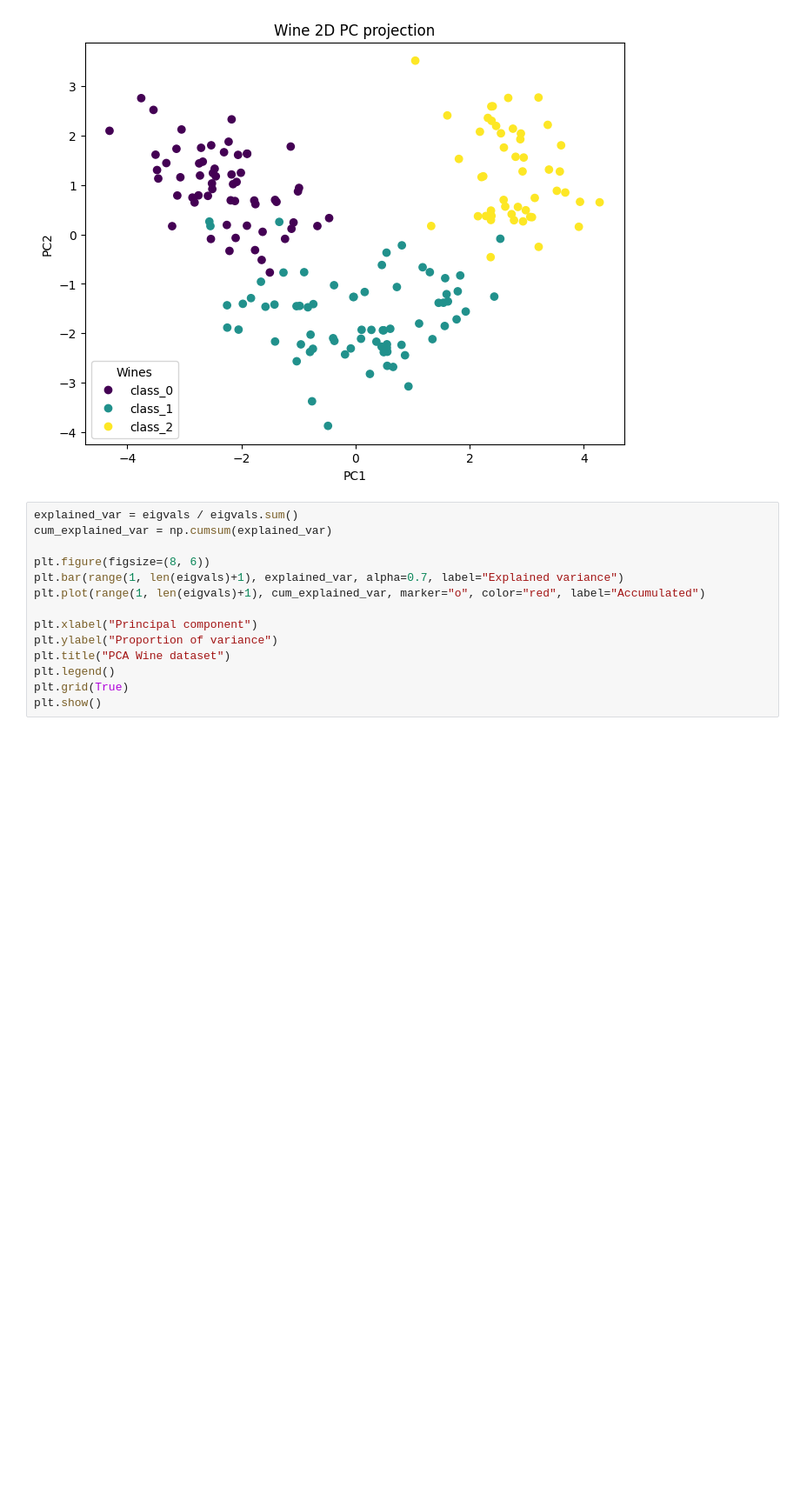
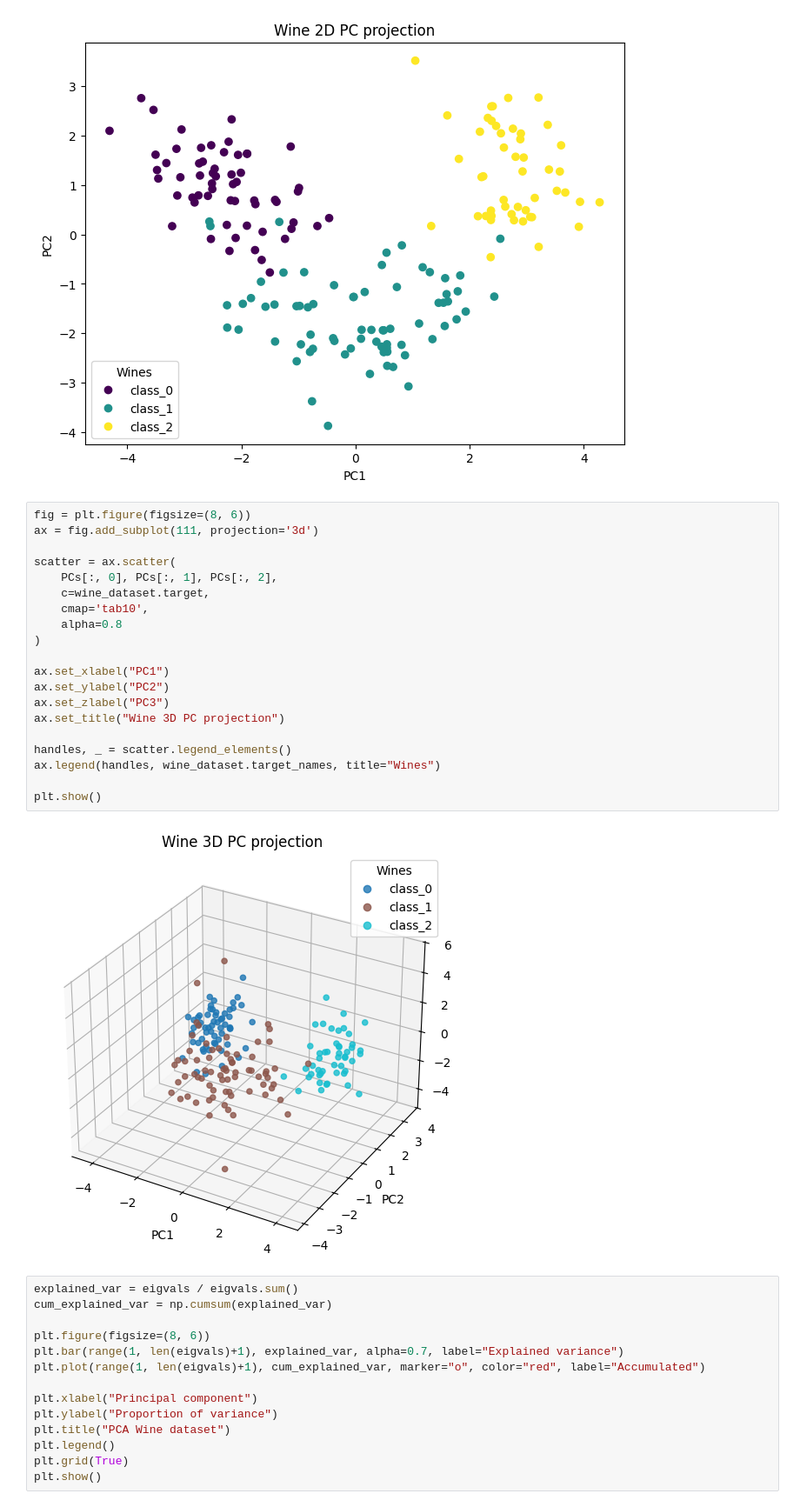
Before and after one commit to aguerra09/dimensionality-reduction, a Jupyter notebook: PCA_Wine.ipynb, the cells around one changed output. Shown at 87% size. Cells and saved outputs as stored; diff of their text form; blank space fills up the shorter version.

Commit message:
feat: add LinearAutoEncoder Notebook and plot PCs/LDs in 3D

```diff
--- a/PCA_Wine.ipynb
+++ b/PCA_Wine.ipynb
@@ -77,6 +77,28 @@ plt.legend(handles, wine_dataset.target_names, title="Wines")
 plt.show()
 # %% [output]
 [figure]
+# %%
+fig = plt.figure(figsize=(8, 6))
+ax = fig.add_subplot(111, projection='3d')
+
+scatter = ax.scatter(
+    PCs[:, 0], PCs[:, 1], PCs[:, 2],
+    c=wine_dataset.target,
+    cmap='tab10',
+    alpha=0.8
+)
+
+ax.set_xlabel("PC1")
+ax.set_ylabel("PC2")
+ax.set_zlabel("PC3")
+ax.set_title("Wine 3D PC projection")
+
+handles, _ = scatter.legend_elements()
+ax.legend(handles, wine_dataset.target_names, title="Wines")
+
+plt.show()
+# %% [output]
+[figure, added]
 # %%
 explained_var = eigvals / eigvals.sum()
 cum_explained_var = np.cumsum(explained_var)
```
Also changed, not shown: 1 other file.
